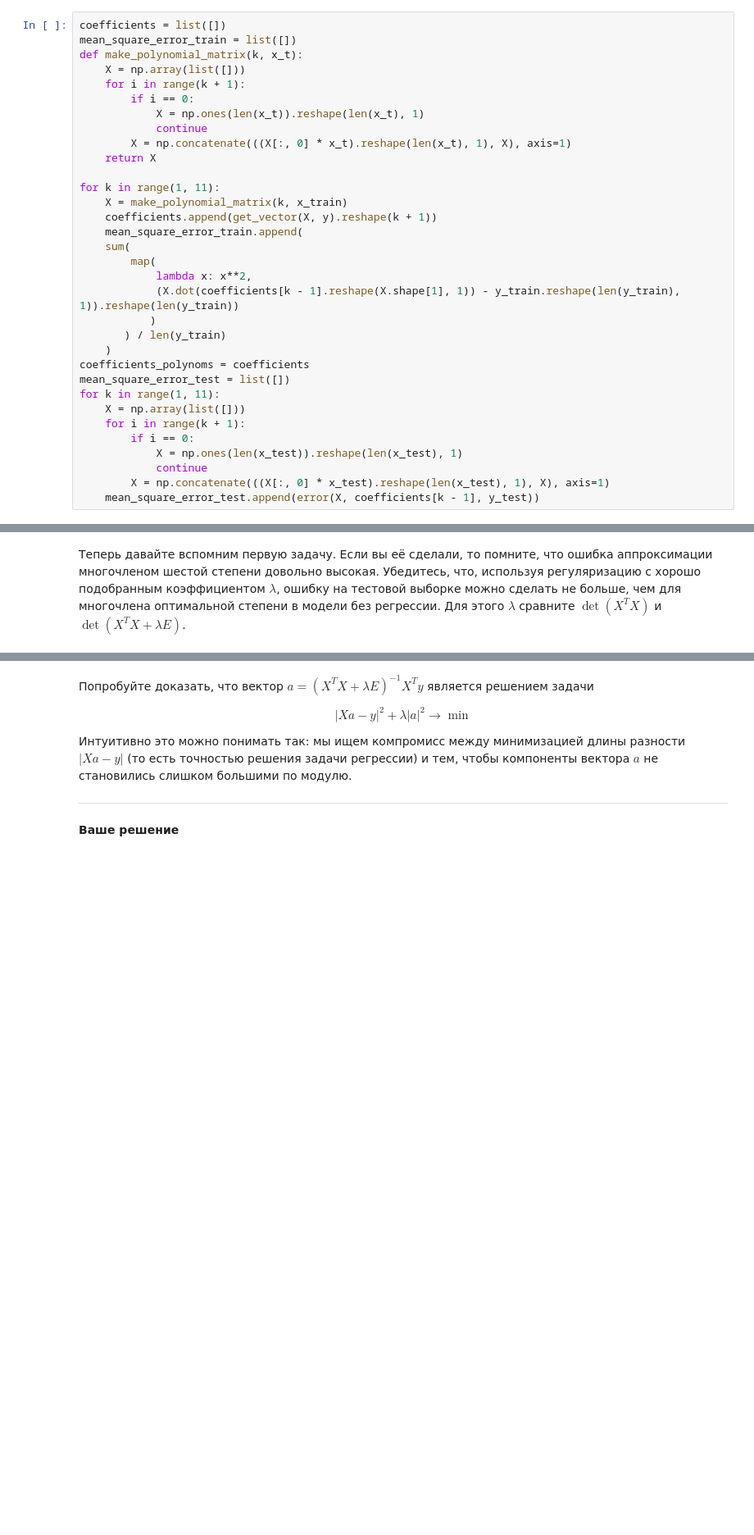
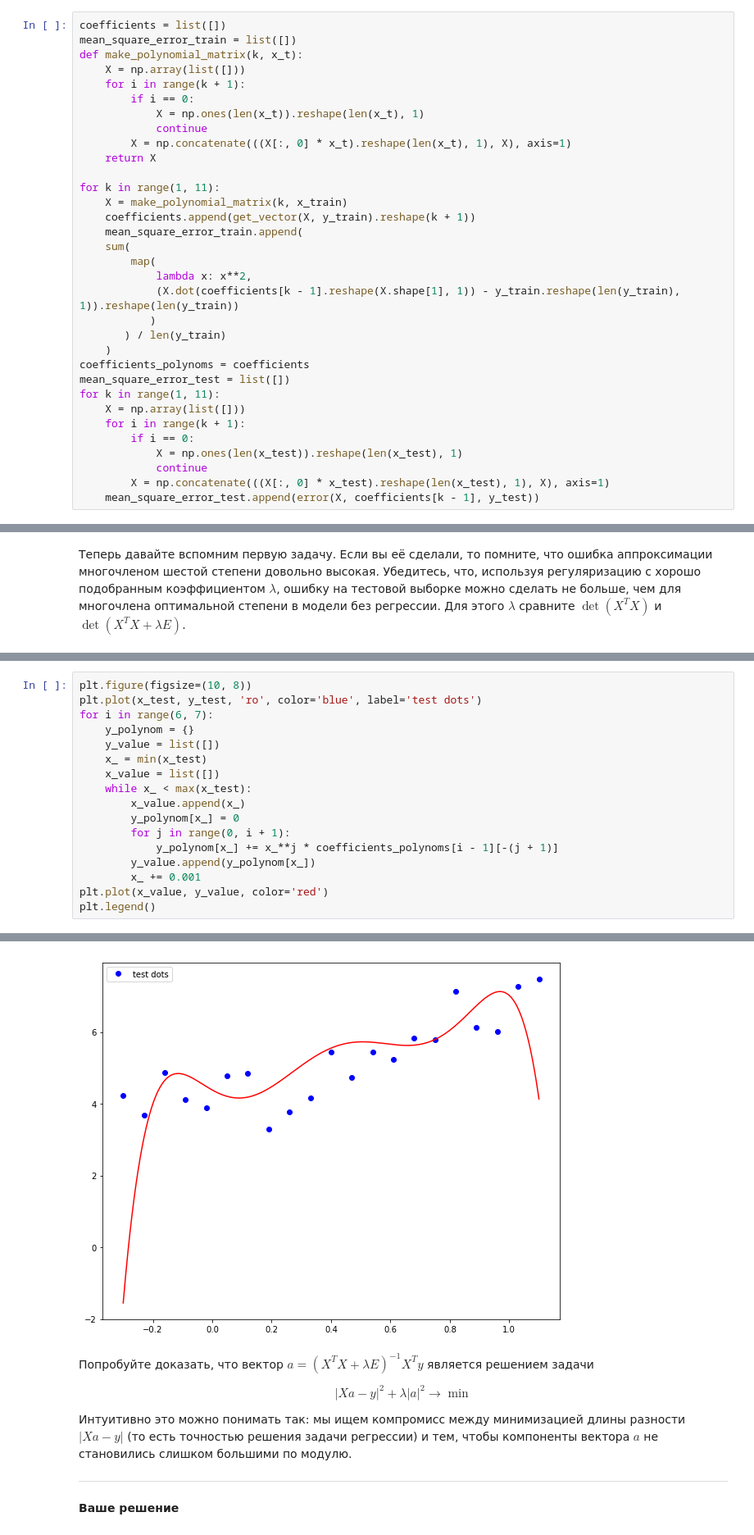
Before and after one commit to Mikhail-off/LinalgLab2, a Jupyter notebook: HSE Lab (linear regression).ipynb, the cells around one changed output, grey strips where cells are left out. Shown at 82% size. Drawn from its saved outputs; the diff is of its cells as text; blank space fills up the shorter version.

```diff
--- a/HSE Lab (linear regression).ipynb
+++ b/HSE Lab (linear regression).ipynb
@@ -159,7 +159,7 @@ def make_polynomial_matrix(k, x_t):
 
 for k in range(1, 11):
     X = make_polynomial_matrix(k, x_train)
-    coefficients.append(get_vector(X, y).reshape(k + 1))
+    coefficients.append(get_vector(X, y_train).reshape(k + 1))
     mean_square_error_train.append(
     sum(
         map(
@@ -390,0 +391,18 @@ print(best_solution)
+# %%
+plt.figure(figsize=(10, 8))
+plt.plot(x_test, y_test, 'ro', color='blue', label='test dots')
+for i in range(6, 7):
+    y_polynom = {}
+    y_value = list([])
+    x_ = min(x_test)
+    x_value = list([])
+    while x_ < max(x_test):
+        x_value.append(x_)
+        y_polynom[x_] = 0
+        for j in range(0, i + 1):
+            y_polynom[x_] += x_**j * coefficients_polynoms[i - 1][-(j + 1)]
+        y_value.append(y_polynom[x_])
+        x_ += 0.001
+plt.plot(x_value, y_value, color='red')
+plt.legend()
+# %% [output]
@@ -391,3 +410,4 @@ print(best_solution)
+[figure, added]
 # %% [markdown]
 Попробуйте доказать, что вектор $a = (X^TX + \lambda E)^{-1}X^Ty$ является решением задачи
 
```
Also changed, not shown: parts of 4 cells of this notebook.
